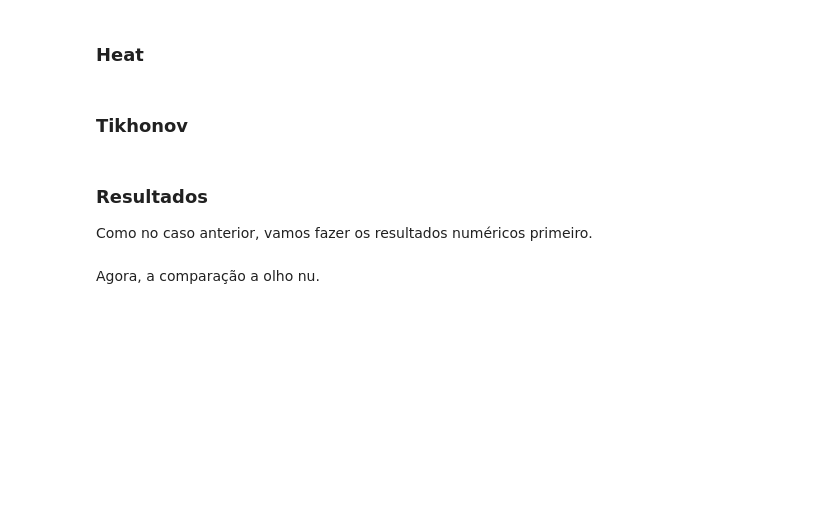
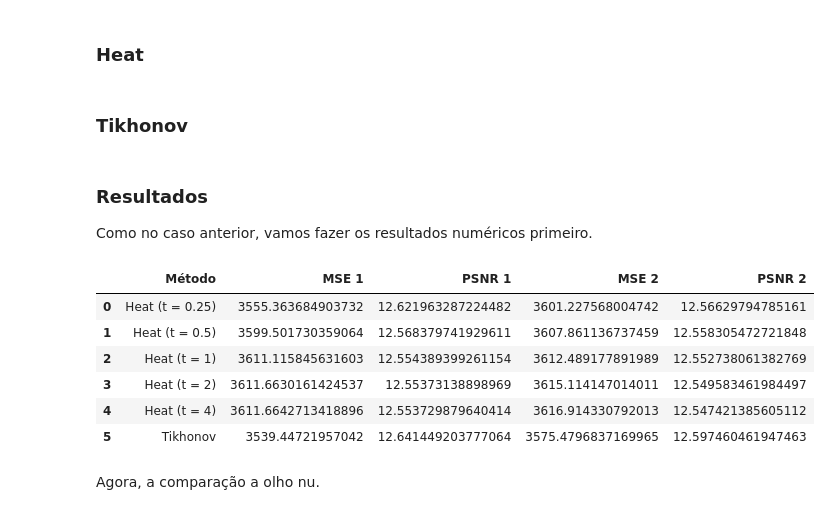
Before and after one commit to binha0/GraphFourierAnalysis, a Jupyter notebook: ProjetoFiltrosV2.ipynb, the cells around one changed output. Saved outputs shown, nothing was run; the diff lists cells and outputs as text; code cells hidden in the pictures; blank space fills up the shorter version.

```diff
--- a/ProjetoFiltrosV2.ipynb
+++ b/ProjetoFiltrosV2.ipynb
@@ -434,7 +436,7 @@ def grafo_peso_grayscale(img,th,kap,adj=False,plot=True):
 
     m,n = img.shape
     N = m*n
-    W = np.zeros((N,N), dtype=np.float32)
+    W = np.zeros((N,N))
     #W = sp.coo_matrix(shape=(N,N),dtype=np.float16)
     for i in range(N):
         for j in range(N):
@@ -446,8 +448,11 @@ def grafo_peso_grayscale(img,th,kap,adj=False,plot=True):
             jj = j % m
             # diferença de grayscale
             dist = abs(img[ij,ii] - img[jj,ji])
-            if dist <= kap and i!=j:
-                W[i,j] = np.exp(- (dist*dist) / (2*th*th), dtype=np.float32)
+            #print(img[ij,ii],img[jj,ji],dist)
+            if dist < kap and i!=j:
+                W[i,j] = np.exp(-((dist*dist)/(2*th*th)), dtype=np.float64)
+                #print(W[i,j])
+                assert W[i,j] <= 1
 
     G = graphs.Graph(W)
     if adj:
@@ -476 +476,4 @@ G_ruido2_peso.compute_fourier_basis()
 AssertionError:
+# %%
+G_ruido1_peso.e[0] = 0
+G_ruido2_peso.e[0] = 0
@@ -524,12 +530,21 @@ psnr_tik_peso2 = PSNR(sinal_original, tik_peso2)
 
 Como no caso anterior, vamos fazer os resultados numéricos primeiro.
 # %%
-resultados = pd.data_frame(data = np.array([labels,
+labels = [f'Heat (t = {ts})' for ts in tau] + ["Tikhonov"]
+resultados = pd.DataFrame(data = np.array([labels,
                                             mse_peso1 + [mse_tik_peso1],
                                             psnr_peso1 + [psnr_tik_peso1],
                                             mse_peso2 + [mse_tik_peso2],
                                             psnr_peso2 + [psnr_tik_peso2]]).T,
                             columns = ['Método','MSE 1', 'PSNR 1', 'MSE 2','PSNR 2'])
 resultados
+# %% [output]
+|  | Método | MSE 1 | PSNR 1 | MSE 2 | PSNR 2 |
+| 0 | Heat (t = 0.25) | 3555.363684903732 | 12.621963287224482 | 3601.227568004742 | 12.56629794785161 |
+| 1 | Heat (t = 0.5) | 3599.501730359064 | 12.568379741929611 | 3607.861136737459 | 12.558305472721848 |
+| 2 | Heat (t = 1) | 3611.115845631603 | 12.554389399261154 | 3612.489177891989 | 12.552738061382769 |
+| 3 | Heat (t = 2) | 3611.6630161424537 | 12.55373138898969 | 3615.114147014011 | 12.549583461984497 |
+| 4 | Heat (t = 4) | 3611.6642713418896 | 12.553729879640414 | 3616.914330792013 | 12.547421385605112 |
+| 5 | Tikhonov | 3539.44721957042 | 12.641449203777064 | 3575.4796837169965 | 12.597460461947463 |
 # %% [markdown]
 Agora, a comparação a olho nu.
```
Also changed, not shown: parts of 11 cells of this notebook.
